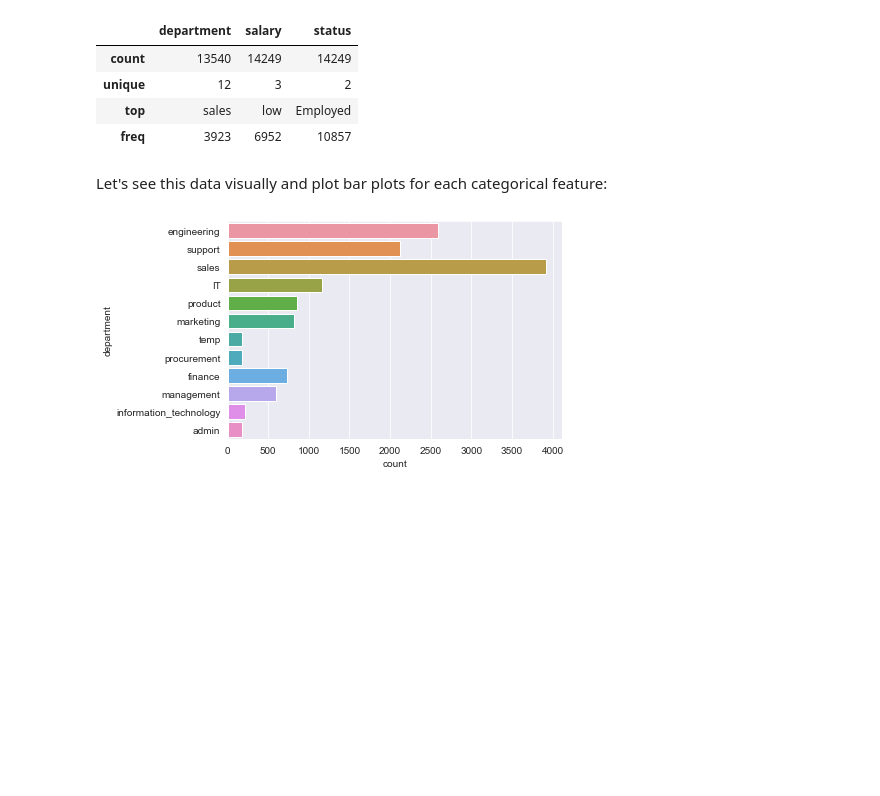
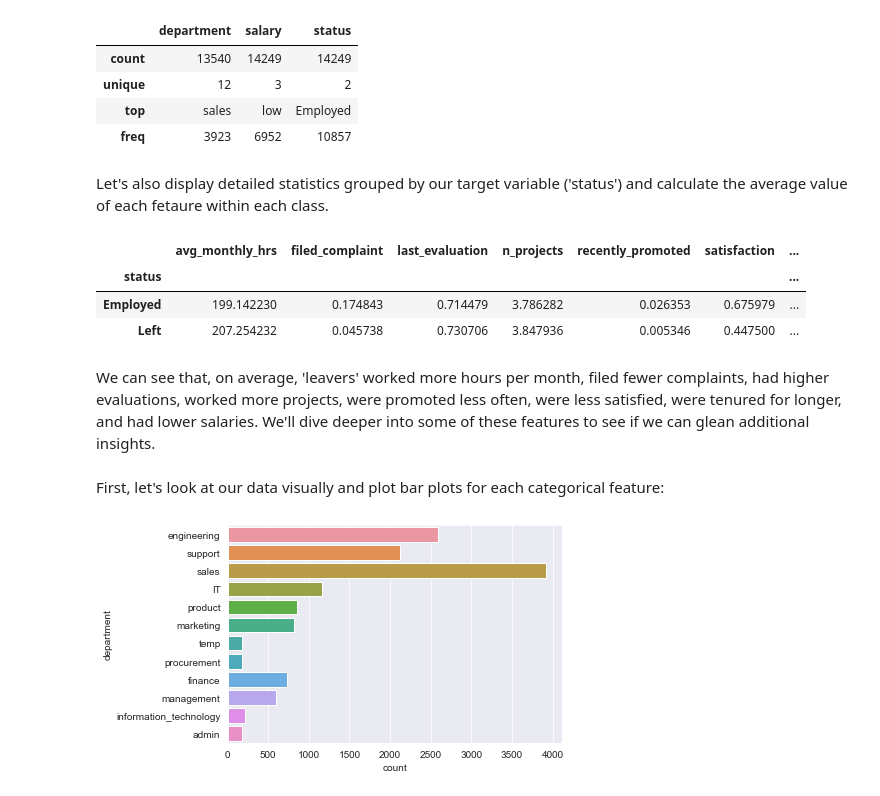
Before and after one commit to ARalevski/employee_retention, a Jupyter notebook: EDA_datacleaning_feature_engineering.ipynb, the cells around one changed output. Cells and saved outputs as stored; diff of their text form; code cells hidden in the pictures; blank space fills up the shorter version.

```diff
--- a/EDA_datacleaning_feature_engineering.ipynb
+++ b/EDA_datacleaning_feature_engineering.ipynb
@@ -133,8 +133,20 @@ df.describe(include=['object'])
 | unique | 12 | 3 | 2 |
 | top | sales | low | Employed |
 | freq | 3923 | 6952 | 10857 |
+# %% [markdown]
+Let's also display detailed statistics grouped by our target variable ('status') and calculate the average value of each fetaure within each class.
+# %%
+# Group df by status and get the average of each feature
+df.groupby('status').mean()
+# %% [output]
+|  | avg_monthly_hrs | filed_complaint | last_evaluation | n_projects | recently_promoted | satisfaction | ... |
+| status |  |  |  |  |  |  | ... |
+| Employed | 199.142230 | 0.174843 | 0.714479 | 3.786282 | 0.026353 | 0.675979 | ... |
+| Left | 207.254232 | 0.045738 | 0.730706 | 3.847936 | 0.005346 | 0.447500 | ... |
+# %% [markdown]
+We can see that, on average, 'leavers' worked more hours per month, filed fewer complaints, had higher evaluations, worked more projects, were promoted less often, were less satisfied, were tenured for longer, and had lower salaries. We'll dive deeper into some of these features to see if we can glean additional insights.
 # %% [markdown]
-Let's see this data visually and plot bar plots for each categorical feature:
+First, let's look at our data visually and plot bar plots for each categorical feature:
 # %%
 # Create bar plots for each categorical feature
 for feature in df.dtypes[df.dtypes == 'object'].index:
```
